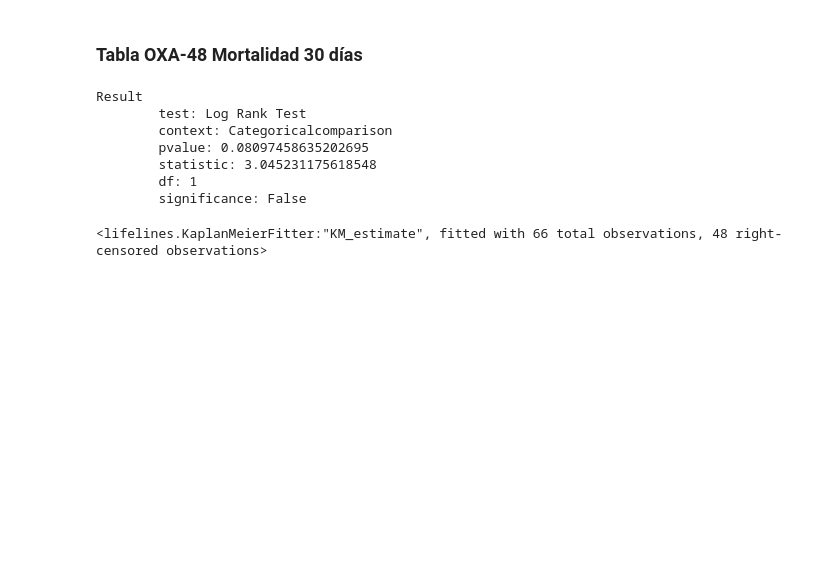
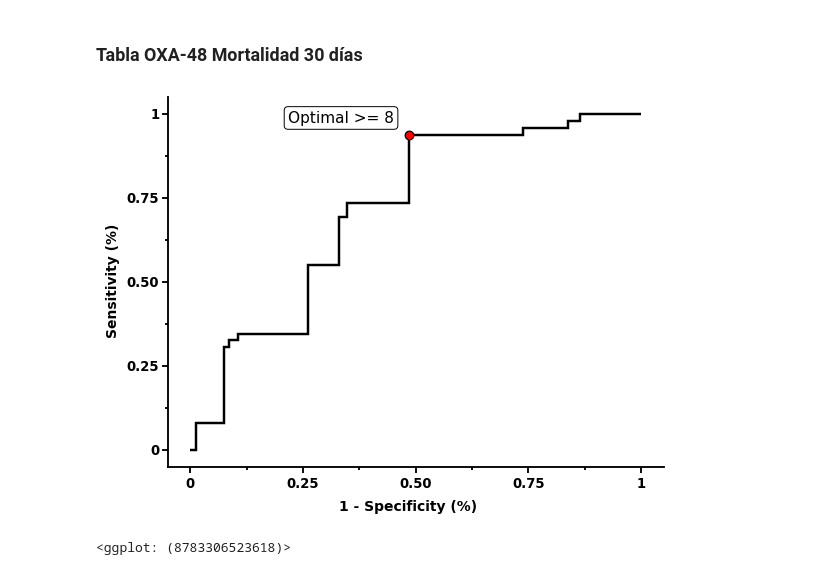
Before and after one commit to JuantonioMS/pystats_utils_base, a Jupyter notebook: test.ipynb, the cells around one changed output. Cells and saved outputs as stored; diff of their text form; code cells hidden in the pictures; blank space fills up the shorter version.

```diff
--- a/test.ipynb
+++ b/test.ipynb
@@ -947,53 +1104,15 @@ result.to_excel("tabla_oxa_m30d_raw.xlsx")
 # %%
 import pandas as pd
 
 dataframe = pd.read_excel("./test/database/database.xlsx")
-workDataframe = dataframe[dataframe["Cohort_Treatment"] == "yes"]
+workDataframe = dataframe[dataframe["Cohort_Global"] == "yes"]
 
-from pystats_utils.test.categorical_comparison import LogRankTest
+from pystats_utils.plot import RocCurvePlot
 
-result = LogRankTest(dataframe = workDataframe,
-                        classVariable = "Carbapenemase",
-                        eventVariable = "Mortality_31d",
-                        timeVariable = "Time2death_31d_alt").run()
-
-result
+a = RocCurvePlot(dataframe = workDataframe,
+                            classVariable = "Mortality_31d",
+                            targetVariable = "ICS_SOT_score").run(title = "")
+a
 # %% [output]
+[figure, added]
-Result
-        test: Log Rank Test
-        context: Categoricalcomparison
-        pvalue: 0.08097458635202695
-        statistic: 3.045231175618548
-        df: 1
-        significance: False
+<ggplot: (8783306523618)>
-# %%
-import pandas as pd
-
-dataframe = pd.read_excel("./test/database/database.xlsx")
-workDataframe = dataframe[dataframe["Cohort_Treatment"] == "yes"]
-workDataframe = workDataframe[workDataframe["Cohort_Cazavi"] == "yes"]
-
-
-
-from lifelines import KaplanMeierFitter
-from pystats_utils.data_operations import reduceDataframe
-
-workDataframe["Mortality_31d"] = pd.get_dummies(workDataframe["Mortality_31d"], drop_first = True)
-workDataframe = reduceDataframe(workDataframe, "Mortality_31d", "Time2death_31d_alt")
-
-
-k = KaplanMeierFitter()
-k.fit(workDataframe["Time2death_31d_alt"],
-      workDataframe["Mortality_31d"])
-
-workDataframe = dataframe[dataframe["Cohort_Treatment"] == "yes"]
-workDataframe = workDataframe[workDataframe["Cohort_Cazavi"] == "no"]
-
-workDataframe["Mortality_31d"] = pd.get_dummies(workDataframe["Mortality_31d"], drop_first = True)
-workDataframe = reduceDataframe(workDataframe, "Mortality_31d", "Time2death_31d_alt")
-
-c = KaplanMeierFitter()
-c.fit(workDataframe["Time2death_31d_alt"],
-      workDataframe["Mortality_31d"])
-# %% [output]
-<lifelines.KaplanMeierFitter:"KM_estimate", fitted with 66 total observations, 48 right-censored observations>
```
Also changed, not shown: parts of 13 cells of this notebook, 11 other files.
